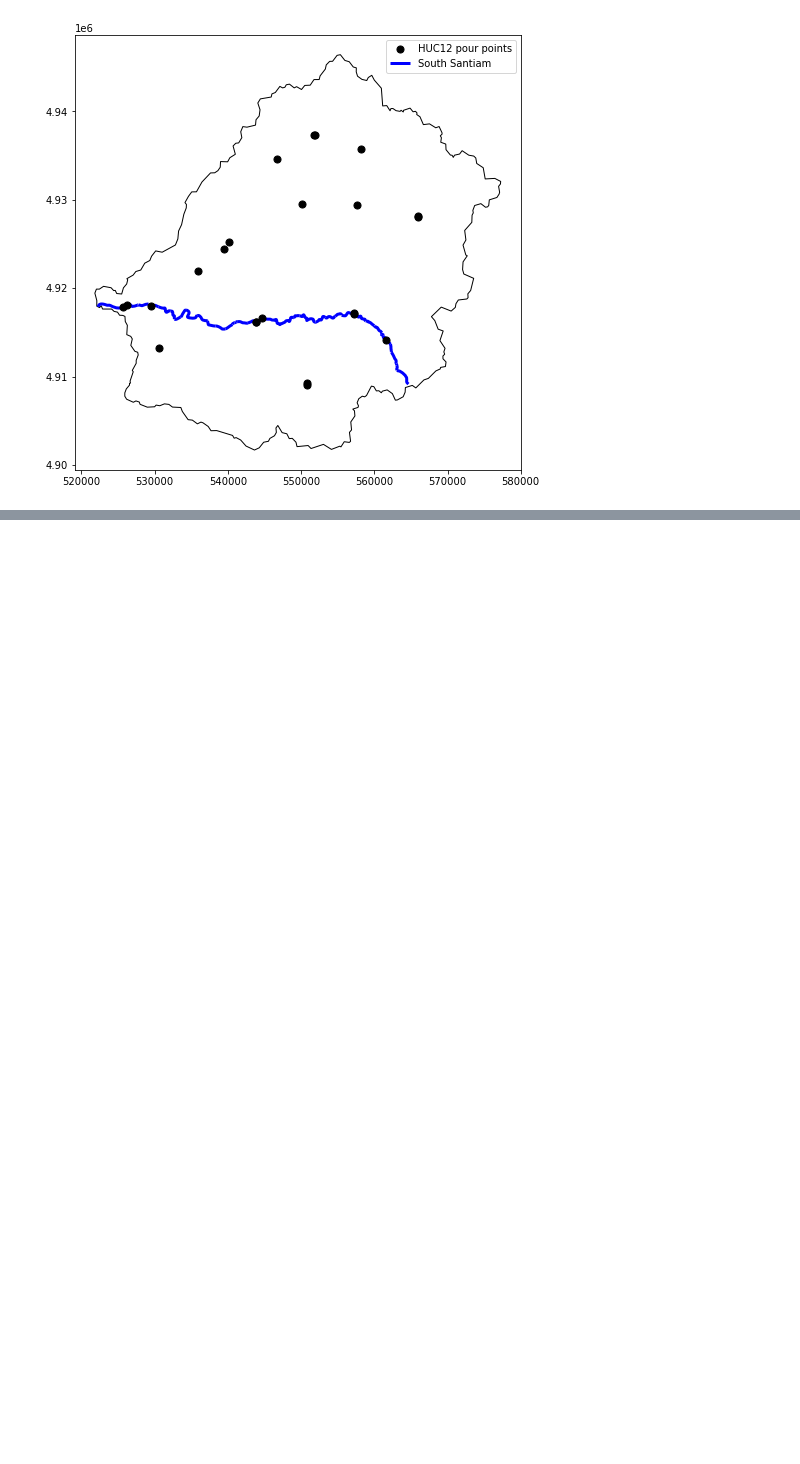
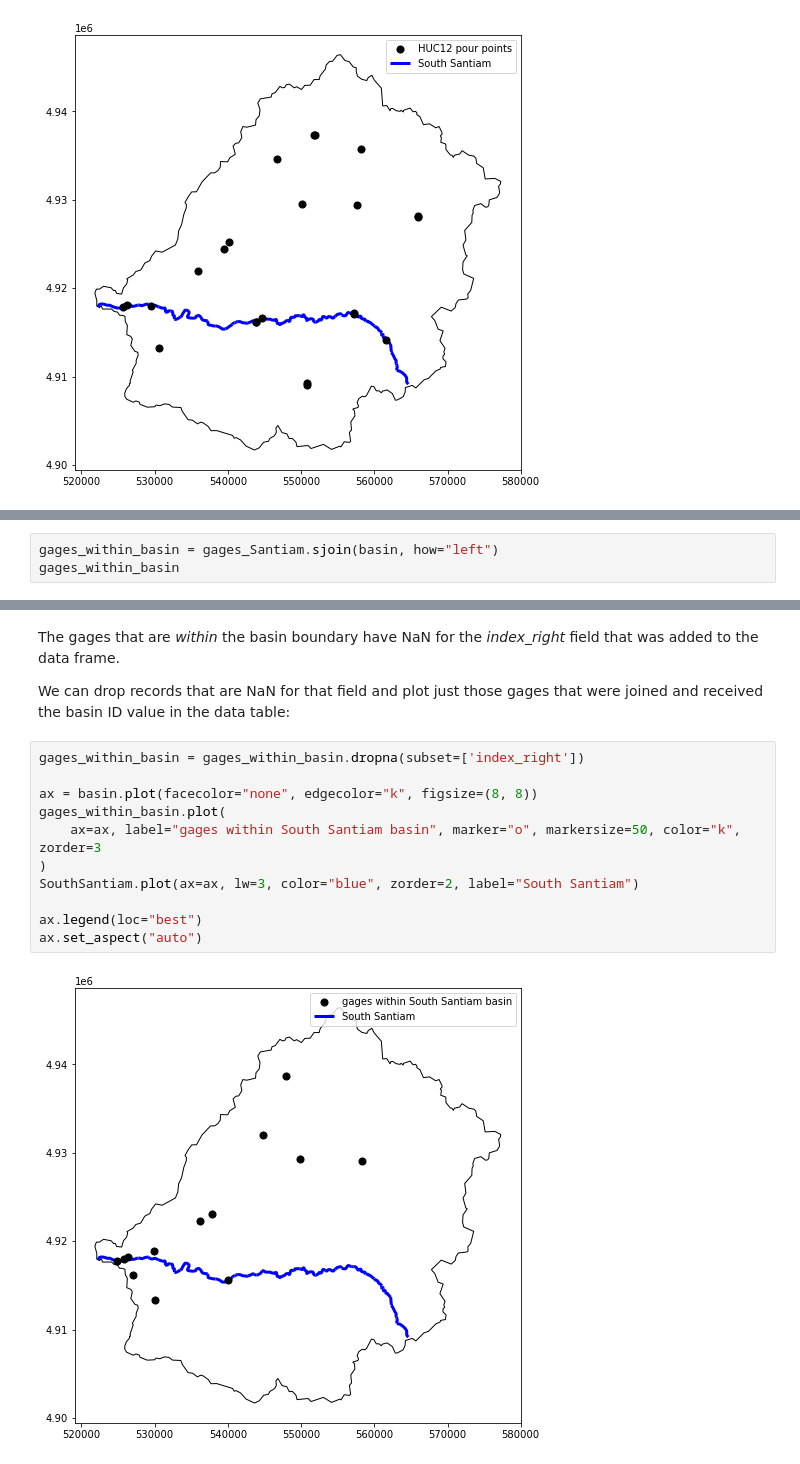
Before and after one commit to mhweber/AWRA2022GeoWorkshop, a Jupyter notebook: Workbooks/Python/Session2/Geoprocessing.ipynb, the cells around one changed output, grey strips where cells are left out. Drawn from its saved outputs; the diff is of its cells as text; blank space fills up the shorter version.

```diff
--- a/Workbooks/Python/Session2/Geoprocessing.ipynb
+++ b/Workbooks/Python/Session2/Geoprocessing.ipynb
@@ -288,0 +91,3 @@ gdf.plot()
+# %%
+gages_within_basin = gages_Santiam.sjoin(basin, how="left")
+gages_within_basin
@@ -288,0 +112,17 @@ gdf.plot()
+# %% [markdown]
+The gages that are *within* the basin boundary have NaN for the *index_right* field that was added to the data frame.
+
+We can drop records that are NaN for that field and plot just those gages that were joined and received the basin ID value in the data table:
+# %%
+gages_within_basin = gages_within_basin.dropna(subset=['index_right'])
+
+ax = basin.plot(facecolor="none", edgecolor="k", figsize=(8, 8))
+gages_within_basin.plot(
+    ax=ax, label="gages within South Santiam basin", marker="o", markersize=50, color="k", zorder=3
+)
+SouthSantiam.plot(ax=ax, lw=3, color="blue", zorder=2, label="South Santiam")
+
+ax.legend(loc="best")
+ax.set_aspect("auto")
+# %% [output]
+[figure, added]
```
Also changed, not shown: parts of 35 cells of this notebook, 1 other file.
